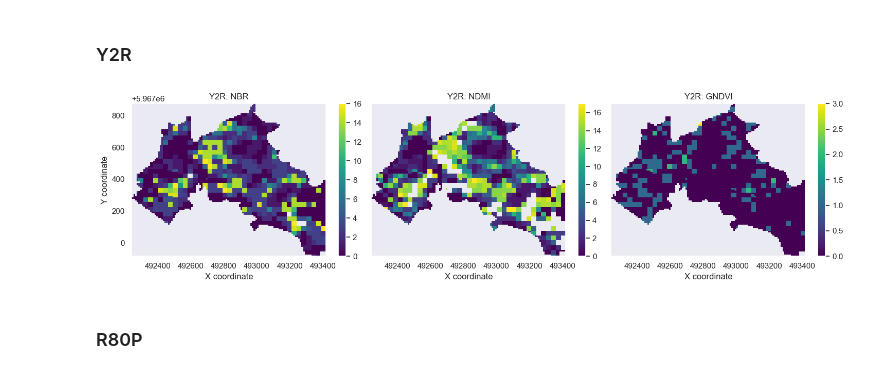
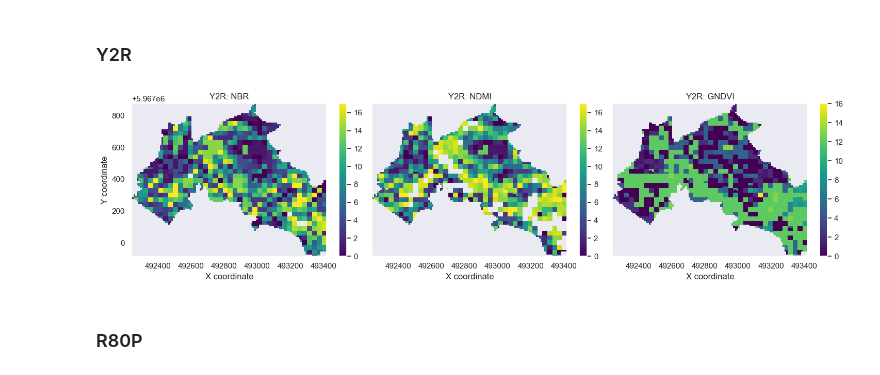
Before and after one commit to PEOPLE-ER/spectral-recovery, a Jupyter notebook: docs/overview_API.ipynb, the cells around one changed output. Cells and saved outputs as stored; diff of their text form; code cells hidden in the pictures.

```diff
--- a/docs/overview_API.ipynb
+++ b/docs/overview_API.ipynb
@@ -85,11 +128,12 @@ Now that we've prepped our input, we can create a RestorationArea and are one st
 # %%
-ra = sr.RestorationArea(
+reference_years = ["2003", "2004"] # two years prior to the disturbance window
+
+ra_hist = sr.RestorationArea(
     restoration_polygon=restoration_poly,
     disturbance_start=disturbance_start,
     restoration_start=restoration_start,
     reference_years=reference_years,
     composite_stack=indices_stack,
 )
-# ta-da!
 # %% [markdown]
 You can visualize the spectral trajectory of your RestorationArea using the `plot_spectral_trajectory` function. If you want to write the plot to file, pass your desired path to the function.
@@ -119,10 +181,10 @@ Now that we have our RestorationArea defined, computing recovery metrics is as s
 # %% [markdown]
 ### Y2R
 # %%
-y2r = ra.y2r()
+y2r = ra_hist.y2r()
 plot_metrics(y2r)
 # %% [output]
-[figure, old version]
+[figure, new version]
 # %% [markdown]
 ### R80P
 # %%
```
Also changed, not shown: parts of 15 cells of this notebook.
